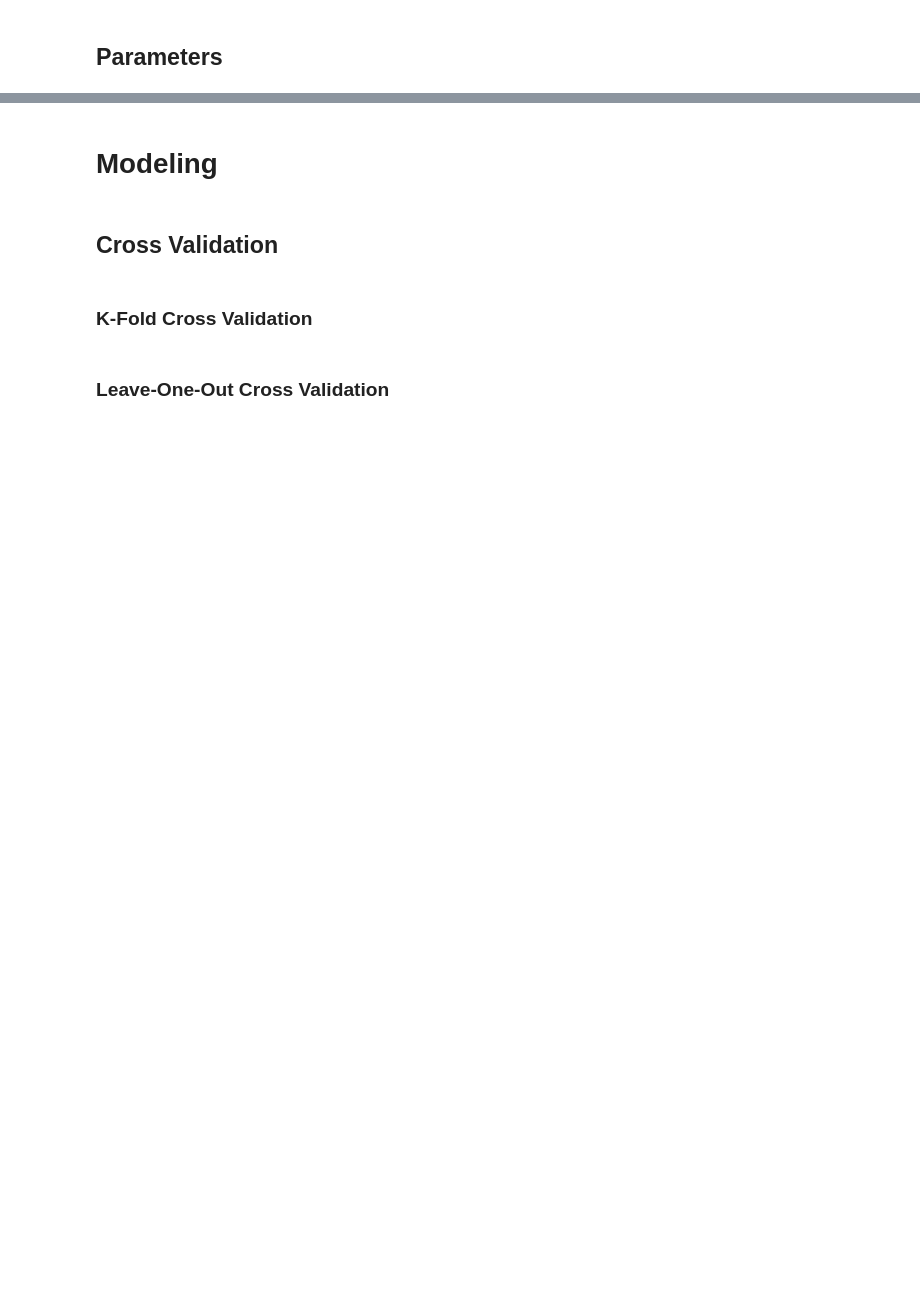
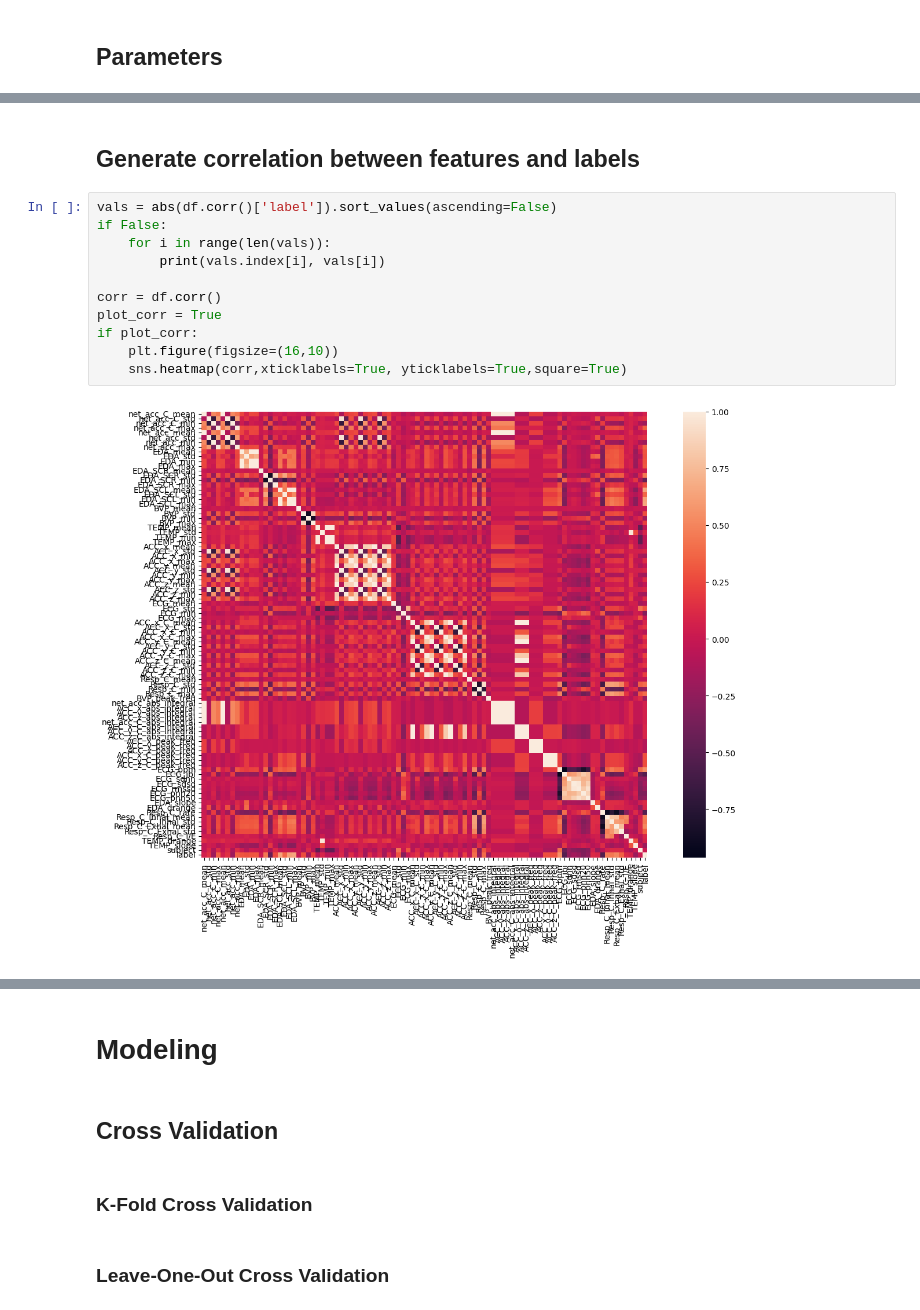
Before and after one commit to AbdulAlkurdi/anxietyFB, a Jupyter notebook: Feature Based Model WESAD.ipynb, the cells around one changed output, grey strips where cells are left out. Drawn from its saved outputs; the diff is of its cells as text; blank space fills up the shorter version.

```diff
--- a/Feature Based Model WESAD.ipynb
+++ b/Feature Based Model WESAD.ipynb
@@ -710,0 +111,15 @@ X_train, X_test, y_train, y_test = train_test_split(X, y, test_size=0.2, random_
+# %% [markdown]
+## Generate correlation between features and labels
+# %%
+vals = abs(df.corr()['label']).sort_values(ascending=False)
+if False:
+    for i in range(len(vals)):
+        print(vals.index[i], vals[i])
+
+corr = df.corr()
+plot_corr = True
+if plot_corr:
+    plt.figure(figsize=(16,10))
+    sns.heatmap(corr,xticklabels=True, yticklabels=True,square=True)
+# %% [output]
+[figure, added]
```
Also changed, not shown: parts of 117 cells of this notebook, 21 other files.
